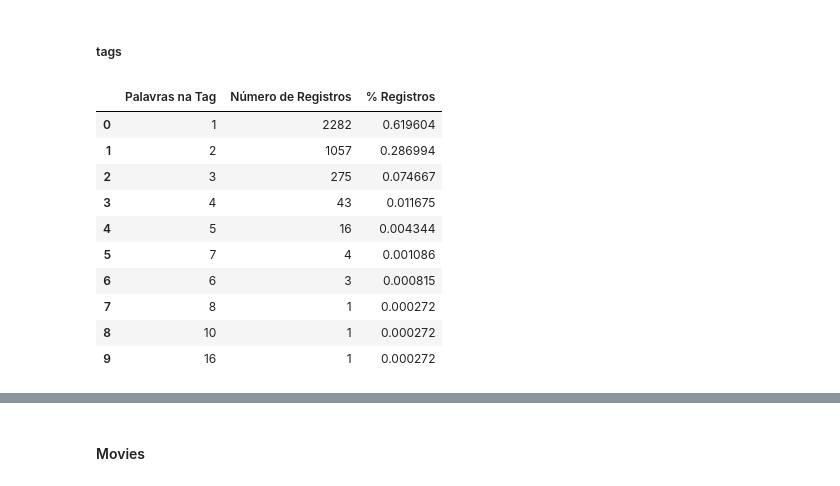
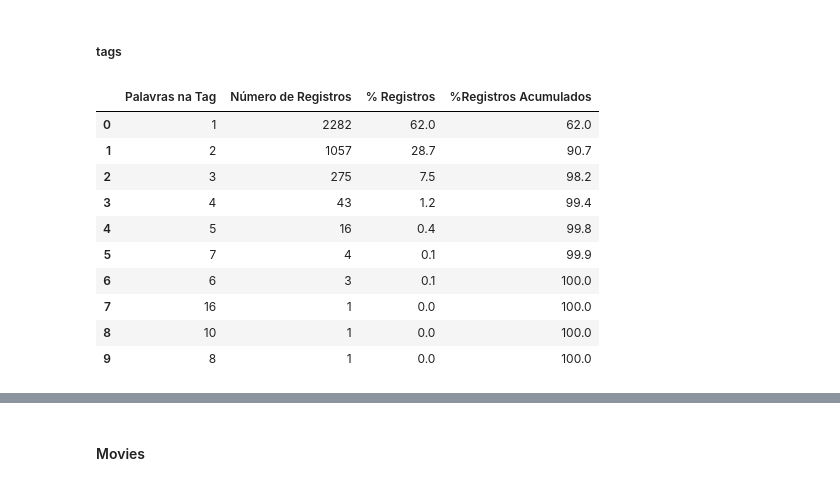
Before and after one commit to dieguim-ifsp-posCD/D1AED, a Jupyter notebook: avaliacoes/20210513-avaliacao01/AED-movie-lens-small.ipynb, the cells around one changed output, grey strips where cells are left out. Drawn from its saved outputs; the diff is of its cells as text; code cells hidden in the pictures.

```diff
--- a/avaliacoes/20210513-avaliacao01/AED-movie-lens-small.ipynb
+++ b/avaliacoes/20210513-avaliacao01/AED-movie-lens-small.ipynb
@@ -292,24 +295,26 @@ O número de filmes *rotulados* também é consideravelmente pequeno.
 # %%
 # Verificação dos rótulos
 # De acordo com a especificação, os rótulos em geral são palavras únicas ou frases curtas
 
 # Separa o campo tags em uma lista de palavras
 lista_palavras = tags_df.tag.str.split()
 
 # Verifica quantos elementos contém cada lista (ou seja, quantas palavras o rótulo possui) e agrega os valores
 palavras_tag = lista_palavras.apply(len).value_counts().to_frame().reset_index()
 palavras_tag.columns = ['Palavras na Tag', 'Número de Registros']
-palavras_tag['% Registros'] = palavras_tag['Número de Registros'] / palavras_tag['Número de Registros'].sum()
+palavras_tag['% Registros'] = round((palavras_tag['Número de Registros'] / palavras_tag['Número de Registros'].sum())*100,1)
+palavras_tag['%Registros Acumulados'] = palavras_tag['% Registros'].cumsum()
+
 palavras_tag
 # %% [output]
-|  | Palavras na Tag | Número de Registros | % Registros |
-| 0 | 1 | 2282 | 0.619604 |
-| 1 | 2 | 1057 | 0.286994 |
-| 2 | 3 | 275 | 0.074667 |
-| 3 | 4 | 43 | 0.011675 |
-| 4 | 5 | 16 | 0.004344 |
-| 5 | 7 | 4 | 0.001086 |
-| 6 | 6 | 3 | 0.000815 |
-| 7 | 8 | 1 | 0.000272 |
-| 8 | 10 | 1 | 0.000272 |
-| 9 | 16 | 1 | 0.000272 |
+|  | Palavras na Tag | Número de Registros | % Registros | %Registros Acumulados |
+| 0 | 1 | 2282 | 62.0 | 62.0 |
+| 1 | 2 | 1057 | 28.7 | 90.7 |
+| 2 | 3 | 275 | 7.5 | 98.2 |
+| 3 | 4 | 43 | 1.2 | 99.4 |
+| 4 | 5 | 16 | 0.4 | 99.8 |
+| 5 | 7 | 4 | 0.1 | 99.9 |
+| 6 | 6 | 3 | 0.1 | 100.0 |
+| 7 | 16 | 1 | 0.0 | 100.0 |
+| 8 | 10 | 1 | 0.0 | 100.0 |
+| 9 | 8 | 1 | 0.0 | 100.0 |
```
Also changed, not shown: parts of 38 cells of this notebook.
